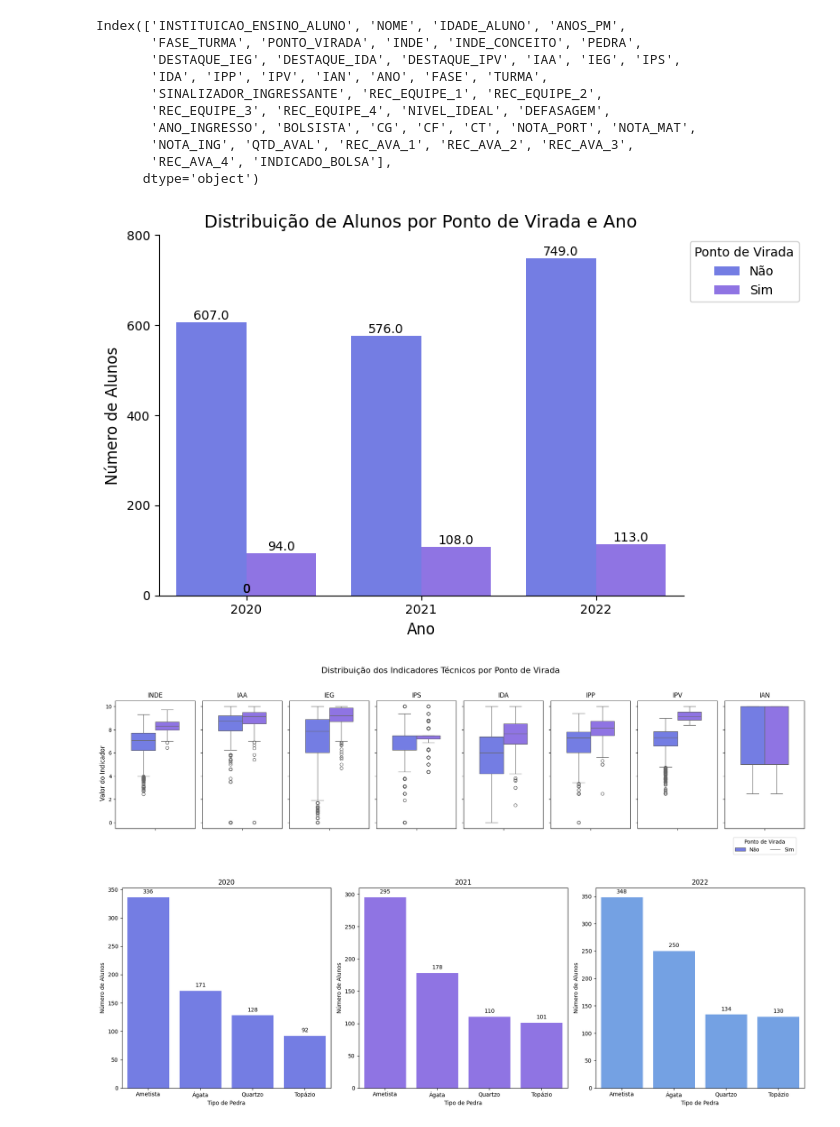
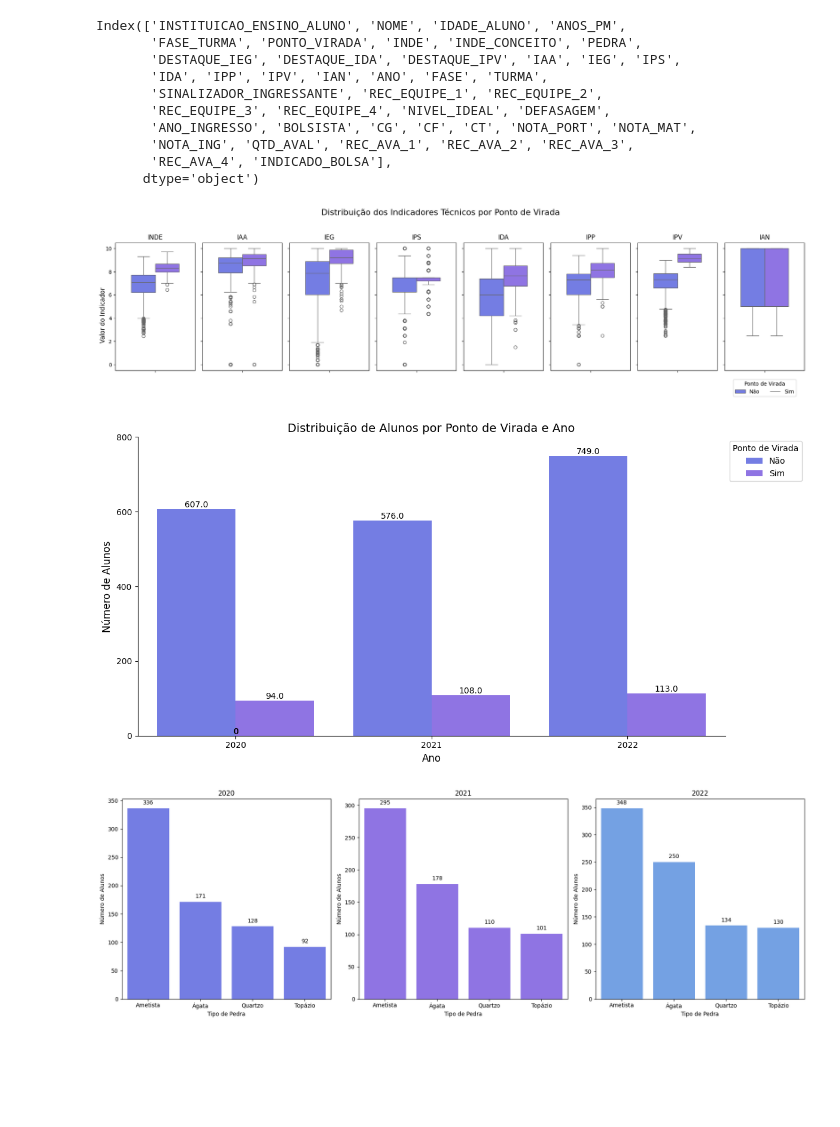
Before and after one commit to karinaguerra/postech-data-analytics-tech-challenge, a Jupyter notebook: fase_5/notebook/passo_magico_EDA.ipynb, the cells around one changed output. Drawn from its saved outputs; the diff is of its cells as text; code cells hidden in the pictures; blank space fills up the shorter version.

```diff
--- a/fase_5/notebook/passo_magico_EDA.ipynb
+++ b/fase_5/notebook/passo_magico_EDA.ipynb
@@ -113,4 +97,0 @@ df_2022_limpo = processar_dados_ano(df, 2022)
-# %%
-""" df_ano_2020, df_2020_limpo = processar_dados_ano(df, 2020)
-df_ano_2021, df_2021_limpo = processar_dados_ano(df, 2021)
-df_ano_2022, df_2022_limpo = processar_dados_ano(df, 2022)"""
@@ -689,56 +616,57 @@ Index(['INSTITUICAO_ENSINO_ALUNO', 'NOME', 'IDADE_ALUNO', 'ANOS_PM',
        'NOTA_ING', 'QTD_AVAL', 'REC_AVA_1', 'REC_AVA_2', 'REC_AVA_3',
        'REC_AVA_4', 'INDICADO_BOLSA'],
       dtype='object')
+# %%
+indicadores = ['INDE', 'IAA', 'IEG', 'IPS', 'IDA', 'IPP', 'IPV', 'IAN']
+
+fig, axs = plt.subplots(1, len(indicadores), figsize=(20, 6), sharey=True)
+
+fig.suptitle('Distribuição dos Indicadores Técnicos por Ponto de Virada', fontsize=16)
+
+for i, indicator in enumerate(indicadores):
+    sns.boxplot(data=df_concat, hue='PONTO_VIRADA', y=indicator, ax=axs[i],
+                 palette=['#626EF5', '#8562F5'], width=0.6)
+    axs[i].set_title(f'{indicator}', fontsize=12)
+    axs[i].set_xlabel('')  # Sem rótulo no eixo x
+    axs[i].set_ylabel('')  # Sem rótulo no eixo y
+    axs[i].legend_.remove()  # Remove a legenda dos subplots individuais
+
+fig.text(0.04, 0.5, 'Valor do Indicador', va='center', rotation='vertical', fontsize=12)
+
+plt.legend(title='Ponto de Virada', loc='upper center', bbox_to_anchor=(0.5, -0.05),
+           ncol=2, labels=['Não', 'Sim'])
+
+plt.tight_layout(rect=[0.04, 0.1, 1, 0.95])
+
+plt.show()
+# %% [output]
+[figure, added]
 # %%
-fig, ax = plt.subplots(figsize=(8, 5))
+fig, ax = plt.subplots(figsize=(12, 6))
 
 sns.countplot(data=df_concat, x='ANO', hue='PONTO_VIRADA', palette=['#626EF5', '#8562F5'], ax=ax)
 
 plt.title('Distribuição de Alunos por Ponto de Virada e Ano', fontsize=14)
 ax.set_xlabel('Ano', fontsize=12)
 ax.set_ylabel('Número de Alunos', fontsize=12)
 
 for p in ax.patches:
     height = p.get_height()
     ax.annotate(f'{height}',
                 (p.get_x() + p.get_width() / 2., height),
                 ha='center', va='center',
                 xytext=(0, 5), textcoords='offset points',
                 fontsize=10, color='black')
 
 plt.yticks(np.arange(0, 1000, 200))
 
 plt.legend(title='Ponto de Virada', loc='upper left', bbox_to_anchor=(1, 1))
 
 sns.despine()
 
 plt.tight_layout()
 
 plt.show()
 # %% [output]
-[figure, old version]
+[figure, new version]
-# %%
-indicadores = ['INDE', 'IAA', 'IEG', 'IPS', 'IDA', 'IPP', 'IPV', 'IAN']
-
-fig, axs = plt.subplots(1, len(indicadores), figsize=(20, 6), sharey=True)
-
-fig.suptitle('Distribuição dos Indicadores Técnicos por Ponto de Virada', fontsize=16)
-
-for i, indicator in enumerate(indicadores):
-    sns.boxplot(data=df_concat, hue='PONTO_VIRADA', y=indicator, ax=axs[i], palette=['#626EF5', '#8562F5'], width=0.6)
-    axs[i].set_title(f'{indicator}', fontsize=12)
-    axs[i].set_xlabel('')
-    axs[i].set_ylabel('')
-
-    axs[i].legend_.remove()
-
-fig.text(0.04, 0.5, 'Valor do Indicador', va='center', rotation='vertical', fontsize=12)
-
-plt.legend(title='Ponto de Virada', loc='upper center', bbox_to_anchor=(0.5, -0.05), ncol=2, labels=['Não', 'Sim'])
-
-plt.tight_layout(rect=[0.04, 0.1, 1, 0.95])
-
-plt.show()
-# %% [output]
-[figure, removed]
 # %%
```
Also changed, not shown: parts of 33 cells of this notebook.
